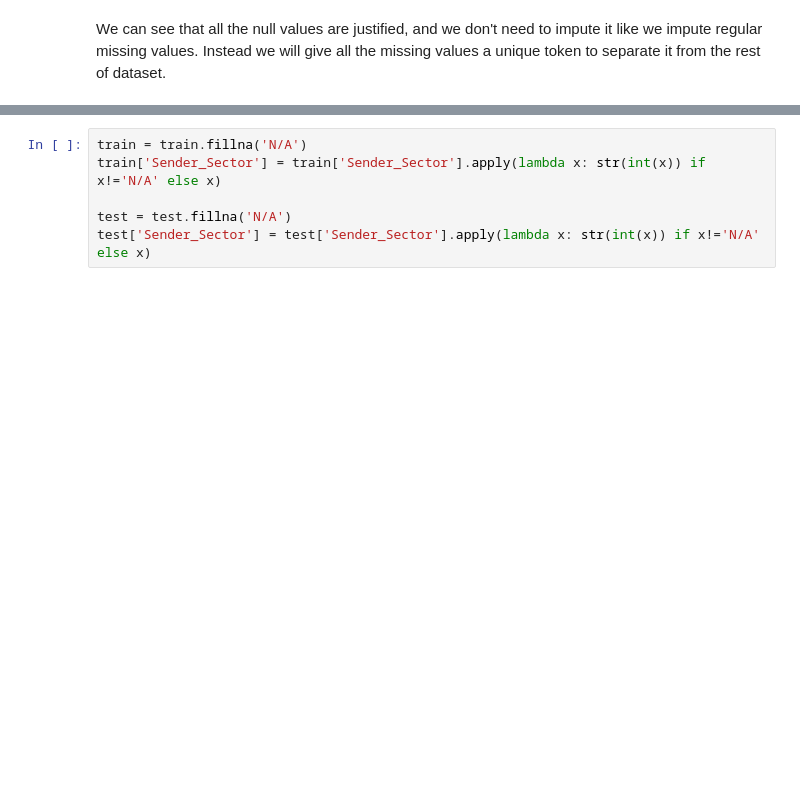
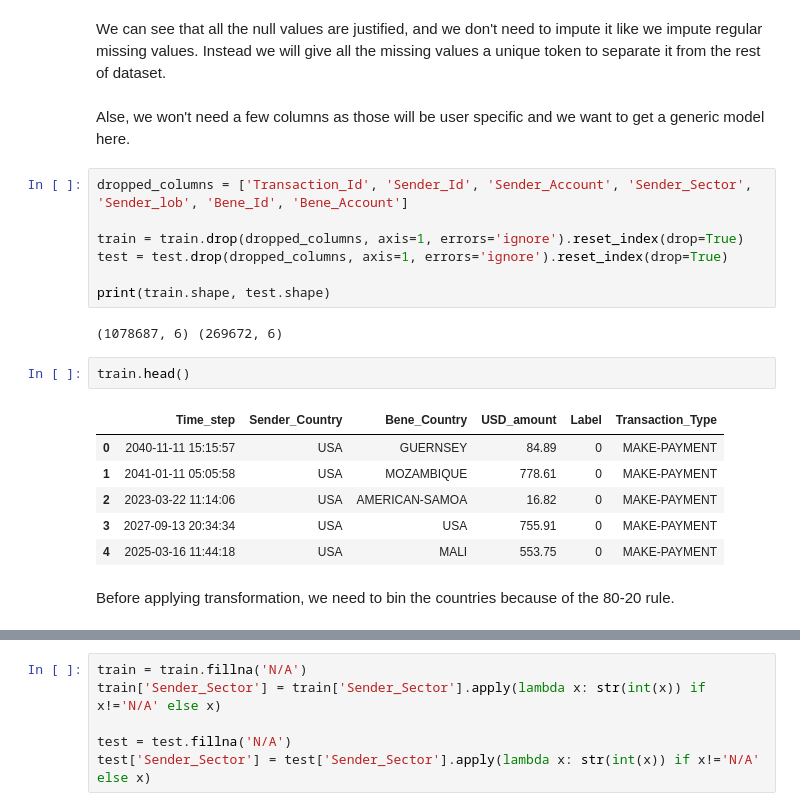
Before and after one commit to poolkit/Payment-Fraud-Anomaly-Detection, a Jupyter notebook: notebooks/01_data_exploration_preprocess.ipynb, the cells around one changed output, grey strips where cells are left out. Cells and saved outputs as stored; diff of their text form; blank space fills up the shorter version.

Commit message:
data transformation

```diff
--- a/notebooks/01_data_exploration_preprocess.ipynb
+++ b/notebooks/01_data_exploration_preprocess.ipynb
@@ -137,3 +159,25 @@ For example:<br>
     - MAKE-PAYMENT
 # %% [markdown]
 We can see that all the null values are justified, and we don't need to impute it like we impute regular missing values. Instead we will give all the missing values a unique token to separate it from the rest of dataset.
+# %% [markdown]
+Alse, we won't need a few columns as those will be user specific and we want to get a generic model here.
+# %%
+dropped_columns = ['Transaction_Id', 'Sender_Id', 'Sender_Account', 'Sender_Sector', 'Sender_lob', 'Bene_Id', 'Bene_Account']
+
+train = train.drop(dropped_columns, axis=1, errors='ignore').reset_index(drop=True)
+test = test.drop(dropped_columns, axis=1, errors='ignore').reset_index(drop=True)
+
+print(train.shape, test.shape)
+# %% [output]
+(1078687, 6) (269672, 6)
+# %%
+train.head()
+# %% [output]
+|  | Time_step | Sender_Country | Bene_Country | USD_amount | Label | Transaction_Type |
+| 0 | 2040-11-11 15:15:57 | USA | GUERNSEY | 84.89 | 0 | MAKE-PAYMENT |
+| 1 | 2041-01-11 05:05:58 | USA | MOZAMBIQUE | 778.61 | 0 | MAKE-PAYMENT |
+| 2 | 2023-03-22 11:14:06 | USA | AMERICAN-SAMOA | 16.82 | 0 | MAKE-PAYMENT |
+| 3 | 2027-09-13 20:34:34 | USA | USA | 755.91 | 0 | MAKE-PAYMENT |
+| 4 | 2025-03-16 11:44:18 | USA | MALI | 553.75 | 0 | MAKE-PAYMENT |
+# %% [markdown]
+Before applying transformation, we need to bin the countries because of the 80-20 rule.
```
Also changed, not shown: parts of 25 cells of this notebook.
